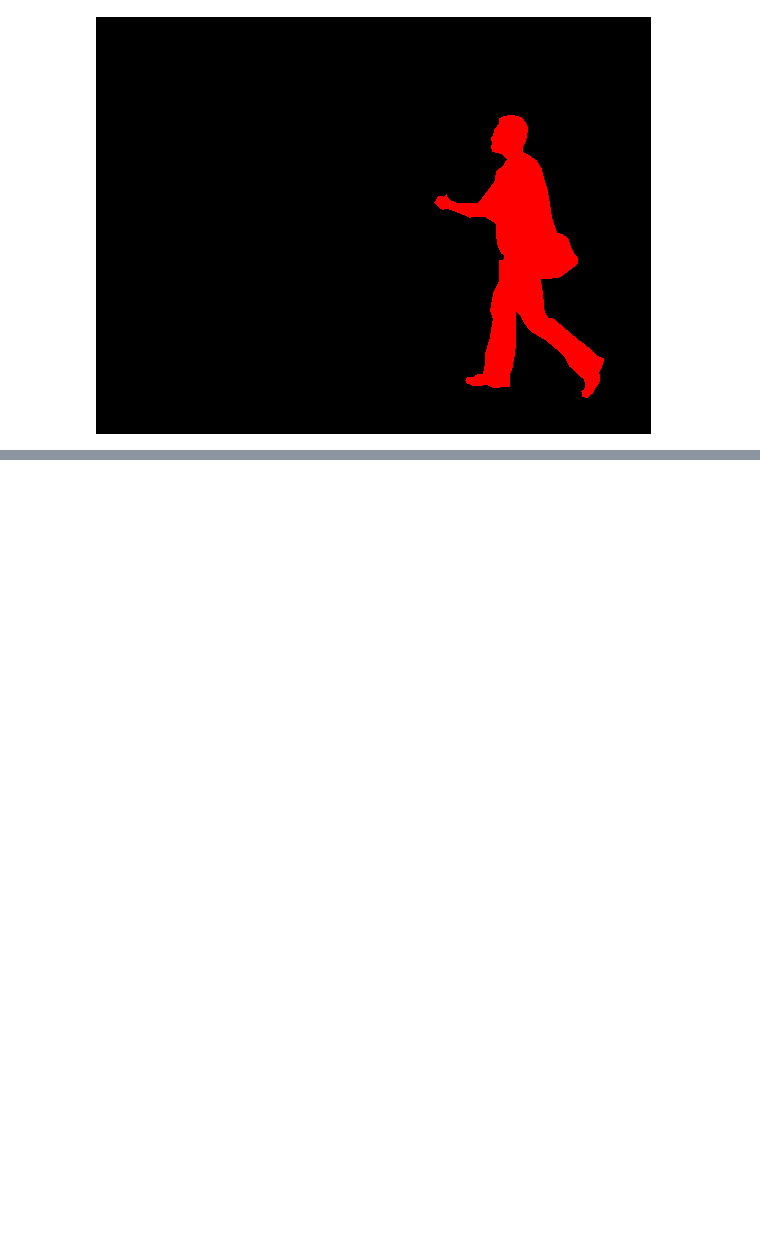
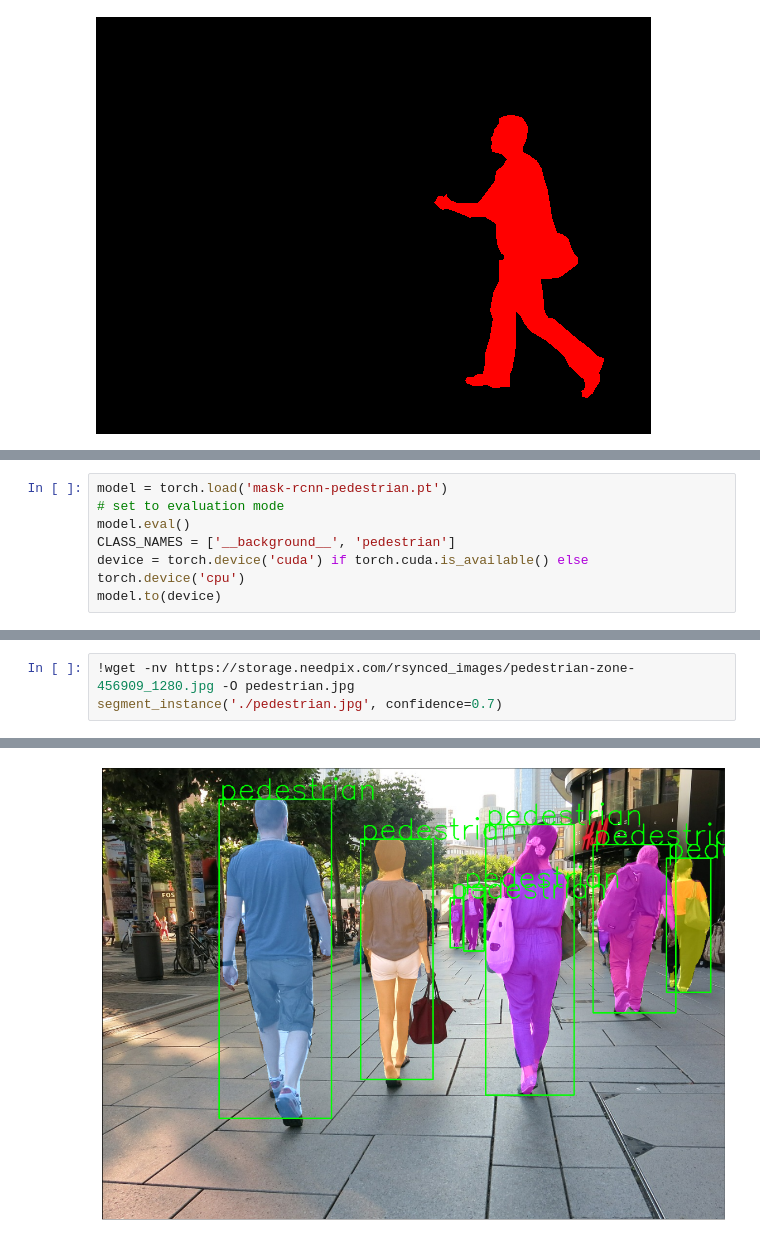
Before and after one commit to RenardiAdryan/maskrcnn_pytorch, a Jupyter notebook: training.ipynb, the cells around one changed output, grey strips where cells are left out. Drawn from its saved outputs; the diff is of its cells as text; blank space fills up the shorter version.

```diff
--- a/training.ipynb
+++ b/training.ipynb
@@ -23,0 +219,7 @@ mask
+# %%
+model = torch.load('mask-rcnn-pedestrian.pt')
+# set to evaluation mode
+model.eval()
+CLASS_NAMES = ['__background__', 'pedestrian']
+device = torch.device('cuda') if torch.cuda.is_available() else torch.device('cpu')
+model.to(device)
@@ -23,0 +336,4 @@ mask
+# %%
+!wget -nv https://storage.needpix.com/rsynced_images/pedestrian-zone-456909_1280.jpg -O pedestrian.jpg
+segment_instance('./pedestrian.jpg', confidence=0.7)
+# %% [output]
@@ -23,0 +341 @@ mask
+[figure, added]
```
Also changed, not shown: parts of 11 cells of this notebook, 7 other files.
